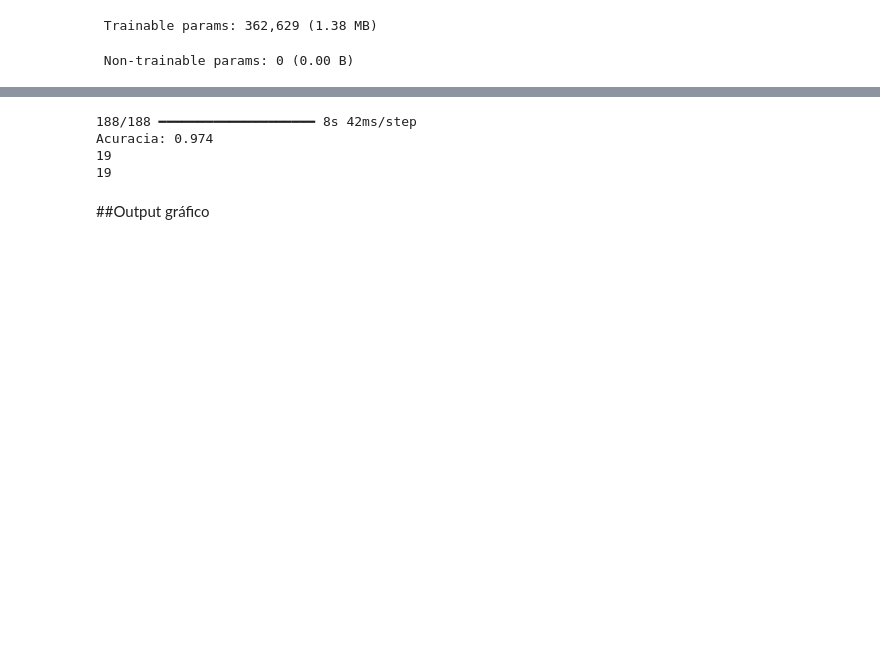
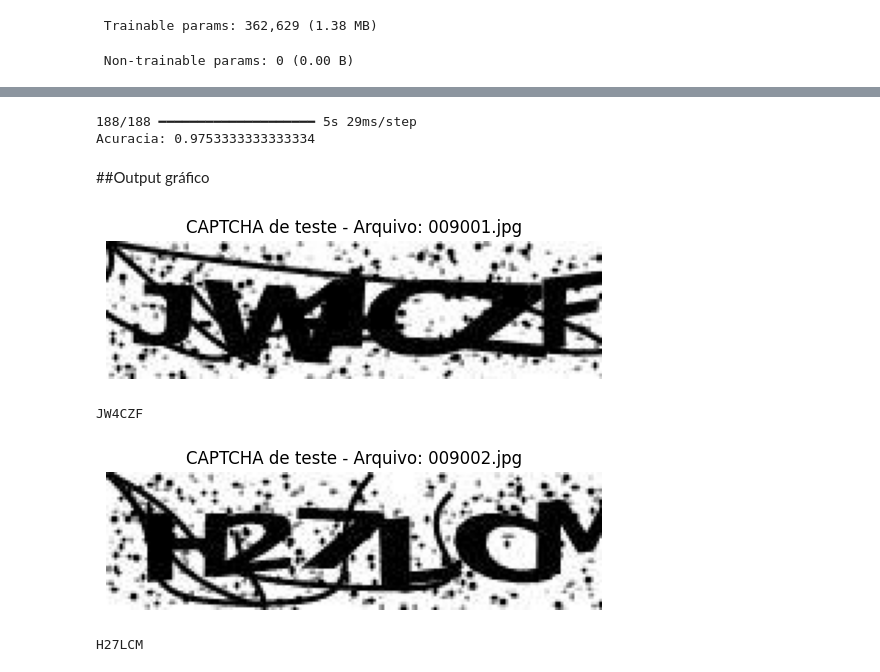
Before and after one commit to arthurqu18/arthurqu18, a Jupyter notebook: trabalho2.ipynb, the cells around one changed output, grey strips where cells are left out. Saved outputs shown, nothing was run; the diff lists cells and outputs as text; code cells hidden in the pictures; blank space fills up the shorter version.

```diff
--- a/trabalho2.ipynb
+++ b/trabalho2.ipynb
@@ -436,15 +451,62 @@ y_pred = np.argmax(y_pred, axis=1)
 y_true_valor = np.argmax(Y_test, axis=1)
 
 print(f'Acuracia: {metrics.accuracy_score(y_true_valor, y_pred)}')
-print(y_pred[0])
-print(y_true_valor[0])
 # %% [output]
-188/188 ━━━━━━━━━━━━━━━━━━━━ 8s 42ms/step
-Acuracia: 0.974
-19
-19
+188/188 ━━━━━━━━━━━━━━━━━━━━ 5s 29ms/step
+Acuracia: 0.9753333333333334
 # %% [markdown]
 ##Output gráfico
+# %%
+int_to_char = {i: char for char, i in char_to_int.items()}
+
+teste_dir = os.path.join(extract_path, 'dados/CAPTCHA-10k/teste')
+imgs_teste = os.listdir(teste_dir)
+imgs_teste.sort()
+
+# Seleciona aleatoriamente DOIS arquivos de imagem de CAPTCHA da pasta de teste
+filenames_captcha_aleatorios = [imgs_teste[0], imgs_teste[1]]
+
+for filename_captcha_aleatorio in filenames_captcha_aleatorios:
+    img_path = os.path.join(teste_dir, filename_captcha_aleatorio)
+
+    try:
+        # Abre a imagem do CAPTCHA
+        img_captcha = Image.open(img_path)
+
+        # Exibe a imagem do CAPTCHA
+        plt.imshow(img_captcha, cmap='gray')
+        plt.title(f"CAPTCHA de teste - Arquivo: {filename_captcha_aleatorio}")
+        plt.axis('off') # Desativa os eixos para melhor visualização
+        plt.show()
+
+        # Agora, precisamos encontrar os rótulos correspondentes para este CAPTCHA
+        try:
+            indice_arquivo = imgs_teste.index(filename_captcha_aleatorio)
+            indice_inicio_labels = indice_arquivo * 6
+
+            # Obtém os rótulos verdadeiros e previstos para os 6 dígitos deste CAPTCHA
+            rotulos_verdadeiros_ids = y_true_valor[indice_inicio_labels : indice_inicio_labels + 6]
+            rotulos_previstos_ids = y_pred[indice_inicio_labels : indice_inicio_labels + 6]
+
+            # Converte os IDs dos rótulos para caracteres
+            rotulos_verdadeiros_chars = [int_to_char[id] for id in rotulos_verdadeiros_ids]
+            rotulos_previstos_chars = [int_to_char[id] for id in rotulos_previstos_ids]
+
+            print(f"{''.join(rotulos_previstos_chars)}\n")
+
+        except ValueError:
+            print(f"Erro: Arquivo '{filename_captcha_aleatorio}' não encontrado na lista de arquivos processados.")
+        except IndexError:
+            print(f"Erro: Índice fora dos limites para os rótulos. Verifique a correspondência entre imagens e rótulos.")
+
+
+    except Exception as e:
+        print(f"Erro ao carregar a imagem {filename_captcha_aleatorio}: {e}")
+# %% [output]
+[figure, added]
+JW4CZF
+[figure, added]
+H27LCM
 # %%
 import pandas as pd
 id_acertos = {}
```
Also changed, not shown: parts of 11 cells of this notebook.
